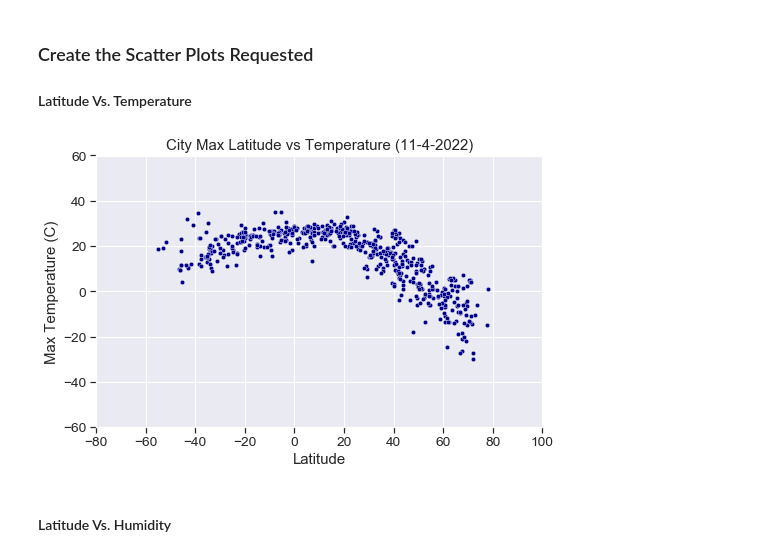
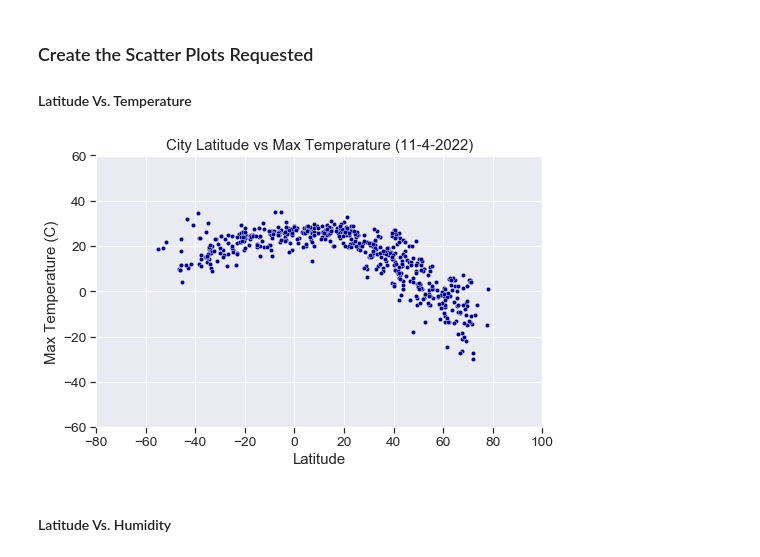
Before and after one commit to zwcrowley/Module_11_web_design_challenge, a Jupyter notebook: WeatherPy_main.ipynb, the cells around one changed output. Saved outputs shown, nothing was run; the diff lists cells and outputs as text; code cells hidden in the pictures.

```diff
--- a/WeatherPy_main.ipynb
+++ b/WeatherPy_main.ipynb
@@ -72,28 +45,28 @@ city_data_df.head()
 # %%
 # Build scatter plot for latitude vs. temperature
 # Use seaborn plot to make the scatter plot, add a title and axis labels:
 sns.set_theme(style="darkgrid", font_scale=1.25, rc={'xtick.bottom': True,
     'ytick.left': True,})
 # Set fig and axis, and figure size:
 fig, ax = plt.subplots(figsize=(8, 5))
 # Create the plot, take out conf int, set color and ax:
 g = sns.scatterplot(ax=ax, data=city_data_df, x="Lat", y="Max Temp", s=20, color="darkblue")
 # city_data_df.plot(x='Lat', y='Max Temp', kind = "scatter", edgecolor='k', s=40)
 g.set_xlim(-80, 100)
 g.set_ylim(-60, 60)
 
 # Incorporate the other graph properties
 plt.xlabel("Latitude")
 plt.ylabel("Max Temperature (C)")
-plt.title("City Max Latitude vs Temperature (11-4-2022)")
+plt.title("City Latitude vs Max Temperature (11-4-2022)")
 
 # Save the figure:
 plt.savefig("assets/images/Fig1.png")
 
 # Show plot:
 plt.show()
 # %% [output]
-[figure, old version]
+[figure, new version]
 # %% [markdown]
 #### Latitude Vs. Humidity
 # %%
```
Also changed, not shown: parts of 3 cells of this notebook, 3 other files.
